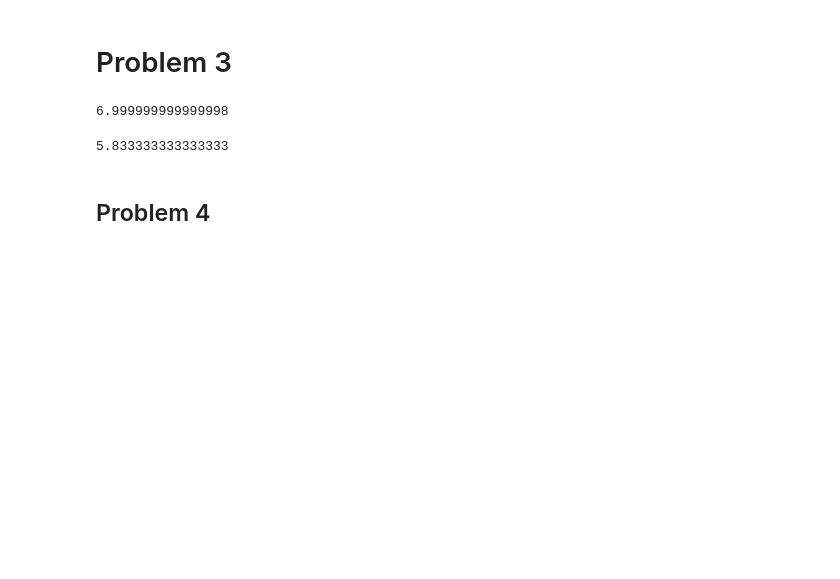
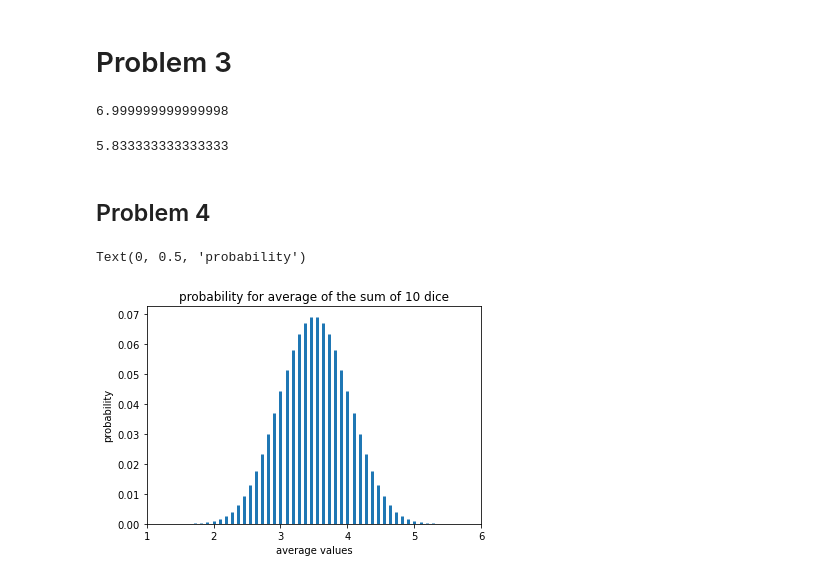
Before and after one commit to rishmar/phys434, a Jupyter notebook: Hw2.ipynb, the cells around one changed output. Cells and saved outputs as stored; diff of their text form; code cells hidden in the pictures; blank space fills up the shorter version.

```diff
--- a/Hw2.ipynb
+++ b/Hw2.ipynb
@@ -57,3 +59,18 @@ variance
 5.833333333333333
 # %% [markdown]
 ## Problem 4
+# %%
+avgp = prob
+for i in range(10):
+    avgp = np.convolve(avgp, prob)
+
+x = np.linspace(1, 6, len(avgp))
+plt.vlines(x, 0, avgp, linewidth = 3);
+plt.xlim(1, 6)
+plt.ylim(0)
+plt.title("probability for average of the sum of 10 dice")
+plt.xlabel("average values")
+plt.ylabel("probability")
+# %% [output]
+Text(0, 0.5, 'probability')
+[figure, added]
```
Also changed, not shown: parts of 11 cells of this notebook, 1 other file.
